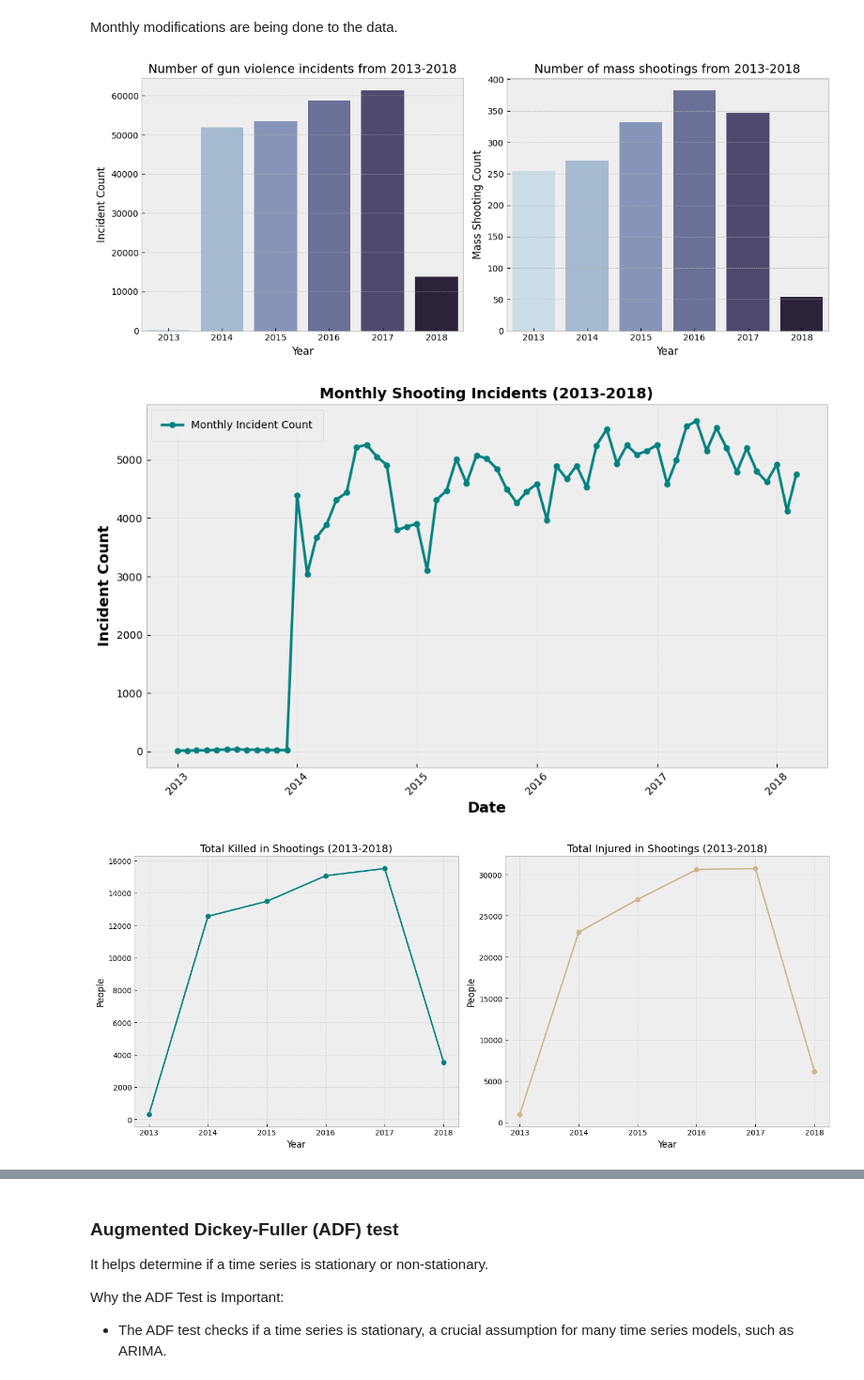
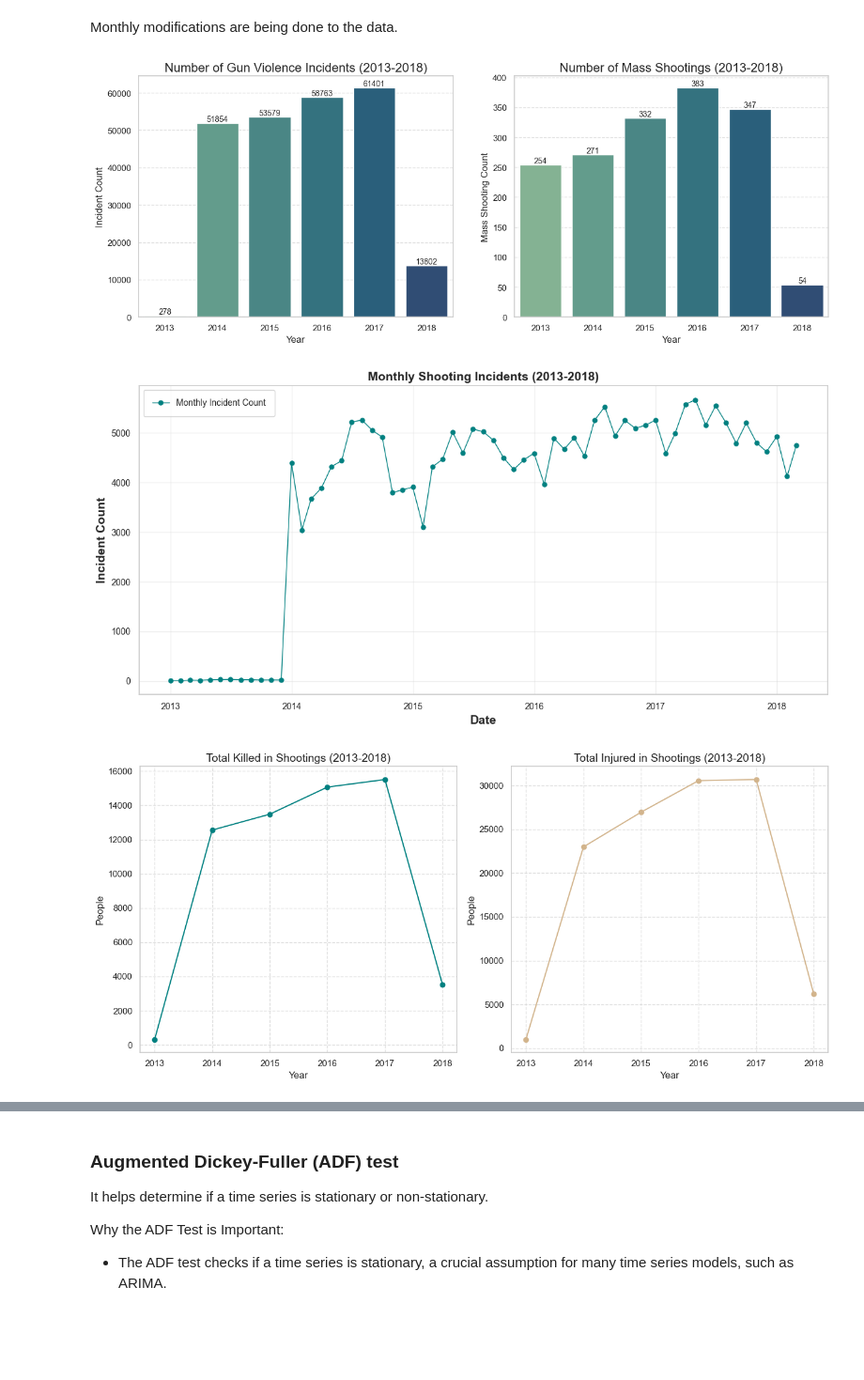
Before and after one commit to bharath03-a/Gun-Violence-Incidents, a Jupyter notebook: notebooks/06_time_series_analysis.ipynb, the cells around one changed output, grey strips where cells are left out. Shown at 94% size. Saved outputs shown, nothing was run; the diff lists cells and outputs as text; code cells hidden in the pictures; blank space fills up the shorter version.

Commit message:
changed time series

```diff
--- a/notebooks/06_time_series_analysis.ipynb
+++ b/notebooks/06_time_series_analysis.ipynb
@@ -21,50 +21,61 @@ register_matplotlib_converters()
 # %% [markdown]
 #### Reading Data
 # %%
-df = pd.read_csv("../data/gun_violence_cleaned_data_2013_2018.csv")
+time_series_df = pd.read_csv("../data/gun_violence_cleaned_data_2013_2018.csv")
 # %% [markdown]
 Monthly modifications are being done to the data.
 # %%
-df['date'] = pd.to_datetime(df['date'])
-df['monthyear'] = df['date'].dt.to_period('M')
+time_series_df['date'] = pd.to_datetime(time_series_df['date'])
+time_series_df['monthyear'] = time_series_df['date'].dt.to_period('M')
 
-monthly_incidents = df.groupby('monthyear').size()
+monthly_incidents = time_series_df.groupby('monthyear').size()
 monthly_incidents.index = monthly_incidents.index.to_timestamp()
 # %%
 indices = []
-for i in range(df.shape[0]):
-    if 'mass' in df['incident_characteristics'].iloc[i]:
+for i in range(time_series_df.shape[0]):
+    if 'mass' in time_series_df['incident_characteristics'].iloc[i]:
         indices.append(i)
-df_mass = df.iloc[indices]
+df_mass = time_series_df.iloc[indices]
+# %%
+sns.set_theme(style="whitegrid")
 # %%
-year_palette = sns.color_palette("ch:s=.25,rot=-.25", len(df['year'].unique()))
-plt.figure(figsize=(12, 5))
+year_palette = sns.color_palette("crest", len(time_series_df['year'].unique()))
+plt.figure(figsize=(14, 6))
 
 plt.subplot(121)
-sns.countplot(x='year', data=df, order=sorted(df['year'].unique()), palette=year_palette)
-plt.title('Number of gun violence incidents from 2013-2018', fontsize=14)
-plt.xlabel('Year')
-plt.ylabel('Incident Count')
+ax1 = sns.countplot(x='year', data=time_series_df, order=sorted(time_series_df['year'].unique()), palette=year_palette)
+for bar in ax1.patches:
+    ax1.annotate(f"{int(bar.get_height())}",
+                 (bar.get_x() + bar.get_width() / 2, bar.get_height()),
+                 ha='center', va='bottom', fontsize=10)
+ax1.set_title('Number of Gun Violence Incidents (2013-2018)', fontsize=16)
+ax1.set_xlabel('Year', fontsize=12)
+ax1.set_ylabel('Incident Count', fontsize=12)
+ax1.grid(axis='y', linestyle='--', alpha=0.6)
 
 plt.subplot(122)
-sns.countplot(x='year', data=df_mass, order=sorted(df_mass['year'].unique()), palette=year_palette)
-plt.title('Number of mass shootings from 2013-2018', fontsize=14)
-plt.xlabel('Year')
-plt.ylabel('Mass Shooting Count')
-
-plt.tight_layout()
+ax2 = sns.countplot(x='year', data=df_mass, order=sorted(df_mass['year'].unique()), palette=year_palette)
+for bar in ax2.patches:
+    ax2.annotate(f"{int(bar.get_height())}",
+                 (bar.get_x() + bar.get_width() / 2, bar.get_height()),
+                 ha='center', va='bottom', fontsize=10)
+ax2.set_title('Number of Mass Shootings (2013-2018)', fontsize=16)
+ax2.set_xlabel('Year', fontsize=12)
+ax2.set_ylabel('Mass Shooting Count', fontsize=12)
+ax2.grid(axis='y', linestyle='--', alpha=0.6)
+plt.tight_layout(pad=3)
 plt.show()
 # %% [output]
-[figure, old version]
+[figure, new version]
 # %%
-plt.figure(figsize=(10, 6))
+plt.figure(figsize=(12, 6))
 
-plt.plot(monthly_incidents, color='teal', linewidth=2.5, marker='o', markersize=5, label="Monthly Incident Count")
+plt.plot(monthly_incidents, color='teal', linewidth=1, marker='o', markersize=5, label="Monthly Incident Count")
 plt.title("Monthly Shooting Incidents (2013-2018)", fontsize=14, fontweight='bold')
 plt.xlabel("Date", fontsize=14, fontweight='bold')
 plt.ylabel("Incident Count", fontsize=14, fontweight='bold')
 
-plt.xticks(fontsize=10, rotation=45)
+plt.xticks(fontsize=10)
 plt.yticks(fontsize=10)
 
 plt.grid(alpha=0.3)
@@ -72,26 +83,26 @@ plt.legend(loc="upper left", fontsize=10, frameon=True, borderpad=1)
 plt.tight_layout()
 plt.show()
 # %% [output]
-[figure, old version]
+[figure, new version]
 # %%
-plt.figure(figsize=(14, 6))
+plt.figure(figsize=(13, 6))
 
 plt.subplot(121)
 plt.title("Total Killed in Shootings (2013-2018)", fontsize=14)
 plt.ylabel("People")
 plt.xlabel("Year")
-plt.plot(df.groupby('year')['n_killed'].sum(), marker='o', color='teal', linestyle='-', linewidth=2)
+plt.plot(time_series_df.groupby('year')['n_killed'].sum(), marker='o', color='teal', linestyle='-', linewidth=1.5)
 plt.grid(True, linestyle='--', alpha=0.6)
 
 plt.subplot(122)
 plt.title("Total Injured in Shootings (2013-2018)", fontsize=14)
 plt.ylabel("People")
 plt.xlabel("Year")
-plt.plot(df.groupby('year')['n_injured'].sum(), marker='o', color='tan', linestyle='-', linewidth=2)
+plt.plot(time_series_df.groupby('year')['n_injured'].sum(), marker='o', color='tan', linestyle='-', linewidth=1.5)
 plt.grid(True, linestyle='--', alpha=0.6)
 
 plt.tight_layout()
 plt.show()
 # %% [output]
-[figure, old version]
+[figure, new version]
 # %%
```
Also changed, not shown: parts of 5 cells of this notebook.
